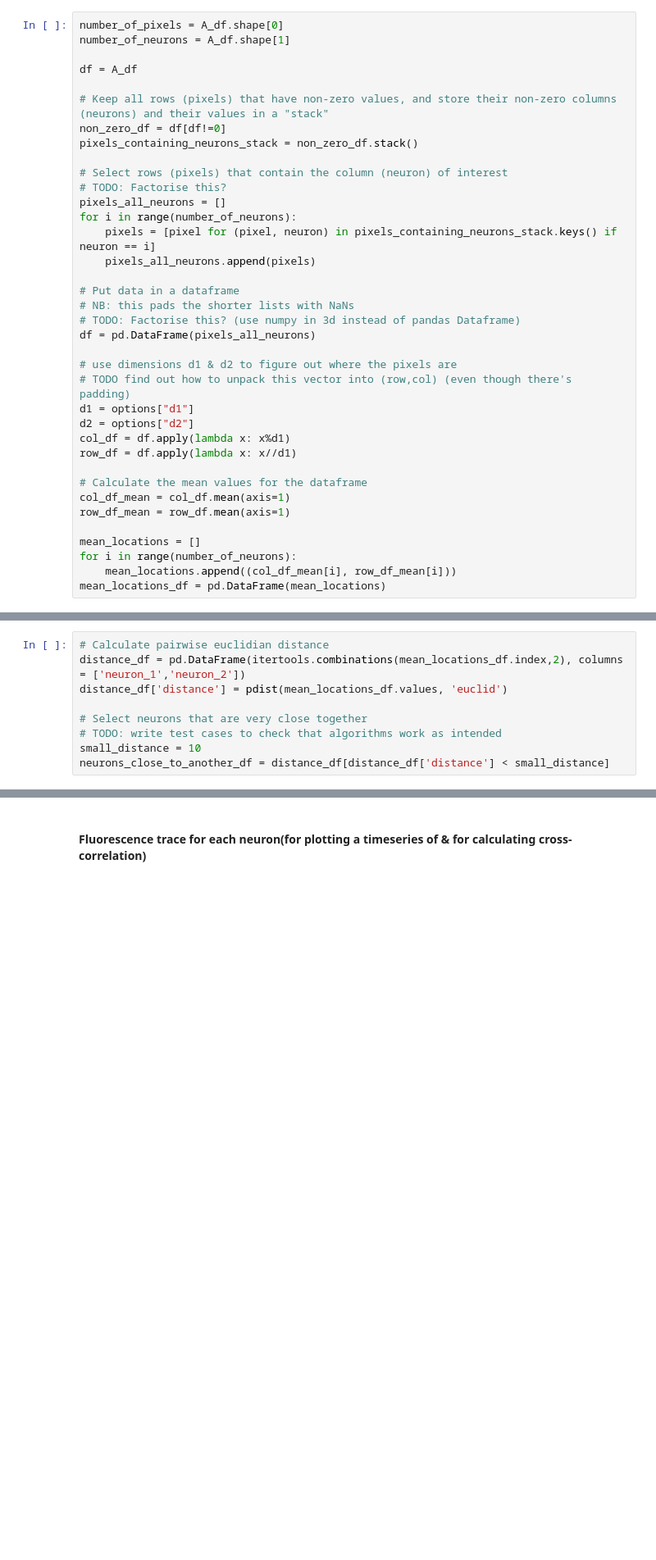
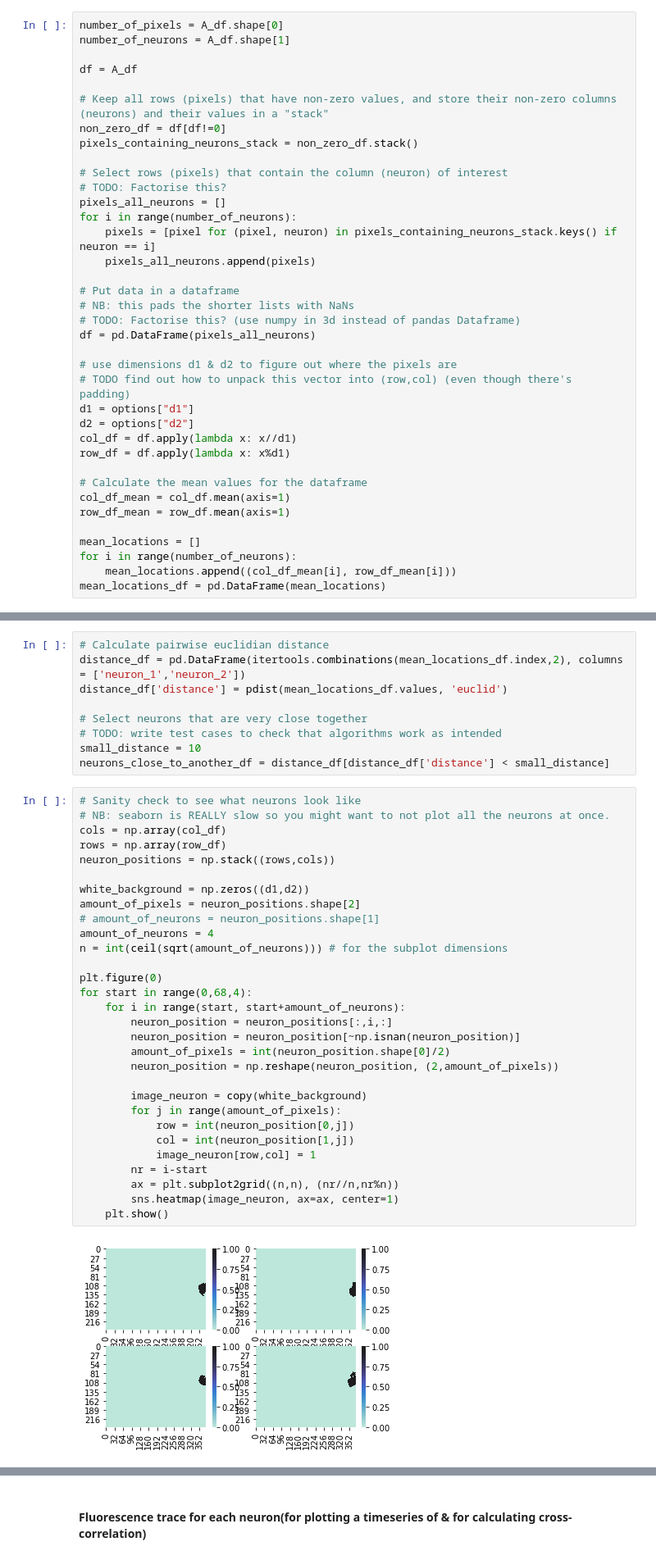
Before and after one commit to NieuweNils/Willuhn_Calcium_Imaging_Dashboard, a Jupyter notebook: jupyter/Data_exploration_dashboard.ipynb, the cells around one changed output, grey strips where cells are left out. Shown at 82% size. Drawn from its saved outputs; the diff is of its cells as text; blank space fills up the shorter version.

```diff
--- a/jupyter/Data_exploration_dashboard.ipynb
+++ b/jupyter/Data_exploration_dashboard.ipynb
@@ -117,8 +139,8 @@ df = pd.DataFrame(pixels_all_neurons)
 # TODO find out how to unpack this vector into (row,col) (even though there's padding)
 d1 = options["d1"]
 d2 = options["d2"]
-col_df = df.apply(lambda x: x%d1)
-row_df = df.apply(lambda x: x//d1)
+col_df = df.apply(lambda x: x//d1)
+row_df = df.apply(lambda x: x%d1)
 
 # Calculate the mean values for the dataframe
 col_df_mean = col_df.mean(axis=1)
@@ -139,3 +161,35 @@ distance_df['distance'] = pdist(mean_locations_df.values, 'euclid')
 # TODO: write test cases to check that algorithms work as intended
 small_distance = 10
 neurons_close_to_another_df = distance_df[distance_df['distance'] < small_distance]
+# %%
+# Sanity check to see what neurons look like
+# NB: seaborn is REALLY slow so you might want to not plot all the neurons at once.
+cols = np.array(col_df)
+rows = np.array(row_df)
+neuron_positions = np.stack((rows,cols))
+
+white_background = np.zeros((d1,d2))
+amount_of_pixels = neuron_positions.shape[2]
+# amount_of_neurons = neuron_positions.shape[1]
+amount_of_neurons = 4
+n = int(ceil(sqrt(amount_of_neurons))) # for the subplot dimensions
+
+plt.figure(0)
+for start in range(0,68,4):
+    for i in range(start, start+amount_of_neurons):
+        neuron_position = neuron_positions[:,i,:]
+        neuron_position = neuron_position[~np.isnan(neuron_position)]
+        amount_of_pixels = int(neuron_position.shape[0]/2)
+        neuron_position = np.reshape(neuron_position, (2,amount_of_pixels))
+
+        image_neuron = copy(white_background)
+        for j in range(amount_of_pixels):
+            row = int(neuron_position[0,j])
+            col = int(neuron_position[1,j])
+            image_neuron[row,col] = 1
+        nr = i-start
+        ax = plt.subplot2grid((n,n), (nr//n,nr%n))
+        sns.heatmap(image_neuron, ax=ax, center=1)
+    plt.show()
+# %% [output]
+[figure, added]
```
Also changed, not shown: parts of 5 cells of this notebook.
